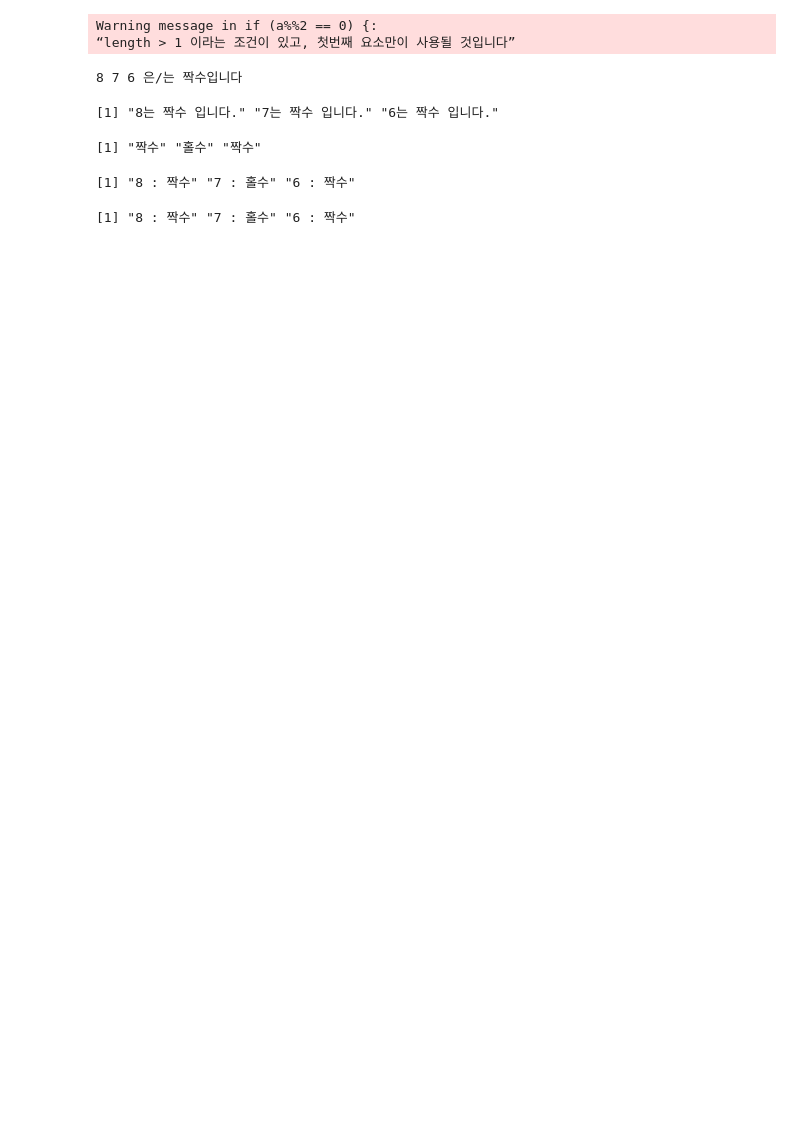
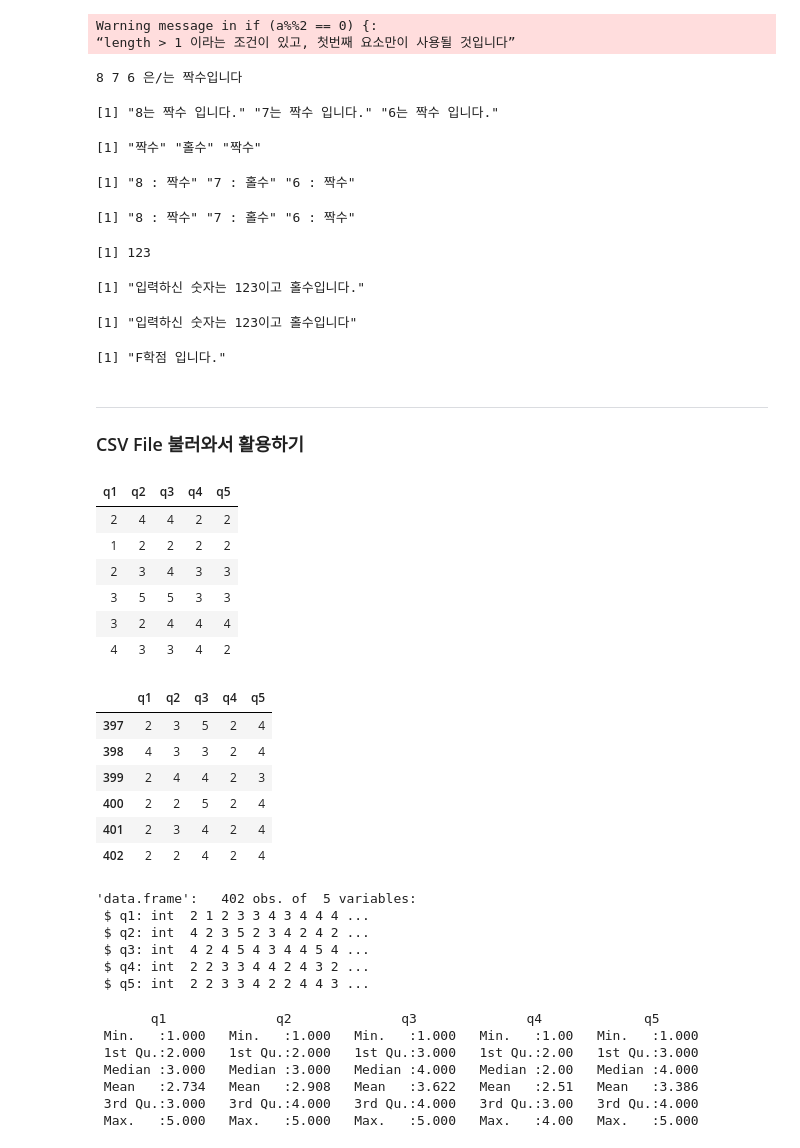
Before and after one commit to monargent0/TJRrrClass, a Jupyter notebook: 04. 제어문.ipynb, the cells around one changed output. Saved outputs shown, nothing was run; the diff lists cells and outputs as text; code cells hidden in the pictures; blank space fills up the shorter version.

```diff
--- a/04. 제어문.ipynb
+++ b/04. 제어문.ipynb
@@ -57,3 +57,71 @@ ifelse(a %% 2 == 0, paste(a, ": 짝수") , paste(a, ": 홀수"))
 [1] "짝수" "홀수" "짝수"
 [1] "8 : 짝수" "7 : 홀수" "6 : 짝수"
 [1] "8 : 짝수" "7 : 홀수" "6 : 짝수"
+# %%
+# 사용자로 부터 data를 입력 받아 입력한 숫자가 홀수 인지 짝수 인지 판단하여 출력하기
+
+num1 <- as.integer(readline("숫자를 입력하세요:")) # [*] 는 현재 실행중, 이후 작업은 할 수 없다.
+print(num1) # 기본 설정은 문자로 들어옴, as로 형변환 해주어야 한다.
+
+paste("입력하신 숫자는 ", num1, "이고 ", ifelse(num1 %% 2 == 0, "짝수" , "홀수"), '입니다.' ,sep="")
+
+sprintf("입력하신 숫자는 %i이고 %s입니다", num1, ifelse(num1 %% 2 == 0, "짝수" , "홀수"))
+# %% [output]
+[1] 123
+[1] "입력하신 숫자는 123이고 홀수입니다."
+[1] "입력하신 숫자는 123이고 홀수입니다"
+# %%
+# 점수를 입력하세요 / "B학점 입니다."
+score <- as.integer(readline("점수를 입력하세요:"))
+
+if(score > 100 | score < 0){
+    print("잘못된 점수를 입력하였습니다.")
+}else if(score >= 90){
+    print("A학점 입니다.")
+}else if(score >= 80){
+    print("B학점 입니다.")
+}else if(score >= 70){
+    print("C학점 입니다.")
+}else if(score >= 60){
+    print("D학점 입니다.")
+}else{
+    print("F학점 입니다.")
+}
+# %% [output]
+[1] "F학점 입니다."
+# %% [markdown]
+---
+### CSV File 불러와서 활용하기
+# %%
+excel <- read.csv("../Data/excel.csv" )
+tail(excel)
+str(excel)
+summary(excel)
+# %% [output]
+| q1 | q2 | q3 | q4 | q5 |
+| 2 | 4 | 4 | 2 | 2 |
+| 1 | 2 | 2 | 2 | 2 |
+| 2 | 3 | 4 | 3 | 3 |
+| 3 | 5 | 5 | 3 | 3 |
+| 3 | 2 | 4 | 4 | 4 |
+| 4 | 3 | 3 | 4 | 2 |
+|  | q1 | q2 | q3 | q4 | q5 |
+| 397 | 2 | 3 | 5 | 2 | 4 |
+| 398 | 4 | 3 | 3 | 2 | 4 |
+| 399 | 2 | 4 | 4 | 2 | 3 |
+| 400 | 2 | 2 | 5 | 2 | 4 |
+| 401 | 2 | 3 | 4 | 2 | 4 |
+| 402 | 2 | 2 | 4 | 2 | 4 |
+'data.frame':   402 obs. of  5 variables:
+ $ q1: int  2 1 2 3 3 4 3 4 4 4 ...
+ $ q2: int  4 2 3 5 2 3 4 2 4 2 ...
+ $ q3: int  4 2 4 5 4 3 4 4 5 4 ...
+ $ q4: int  2 2 3 3 4 4 2 4 3 2 ...
+ $ q5: int  2 2 3 3 4 2 2 4 4 3 ...
+       q1              q2              q3              q4             q5
+ Min.   :1.000   Min.   :1.000   Min.   :1.000   Min.   :1.00   Min.   :1.000
+ 1st Qu.:2.000   1st Qu.:2.000   1st Qu.:3.000   1st Qu.:2.00   1st Qu.:3.000
+ Median :3.000   Median :3.000   Median :4.000   Median :2.00   Median :4.000
+ Mean   :2.734   Mean   :2.908   Mean   :3.622   Mean   :2.51   Mean   :3.386
+ 3rd Qu.:3.000   3rd Qu.:4.000   3rd Qu.:4.000   3rd Qu.:3.00   3rd Qu.:4.000
+ Max.   :5.000   Max.   :5.000   Max.   :5.000   Max.   :4.00   Max.   :5.000
```
Also changed, not shown: parts of 4 cells of this notebook, 1 other file.
